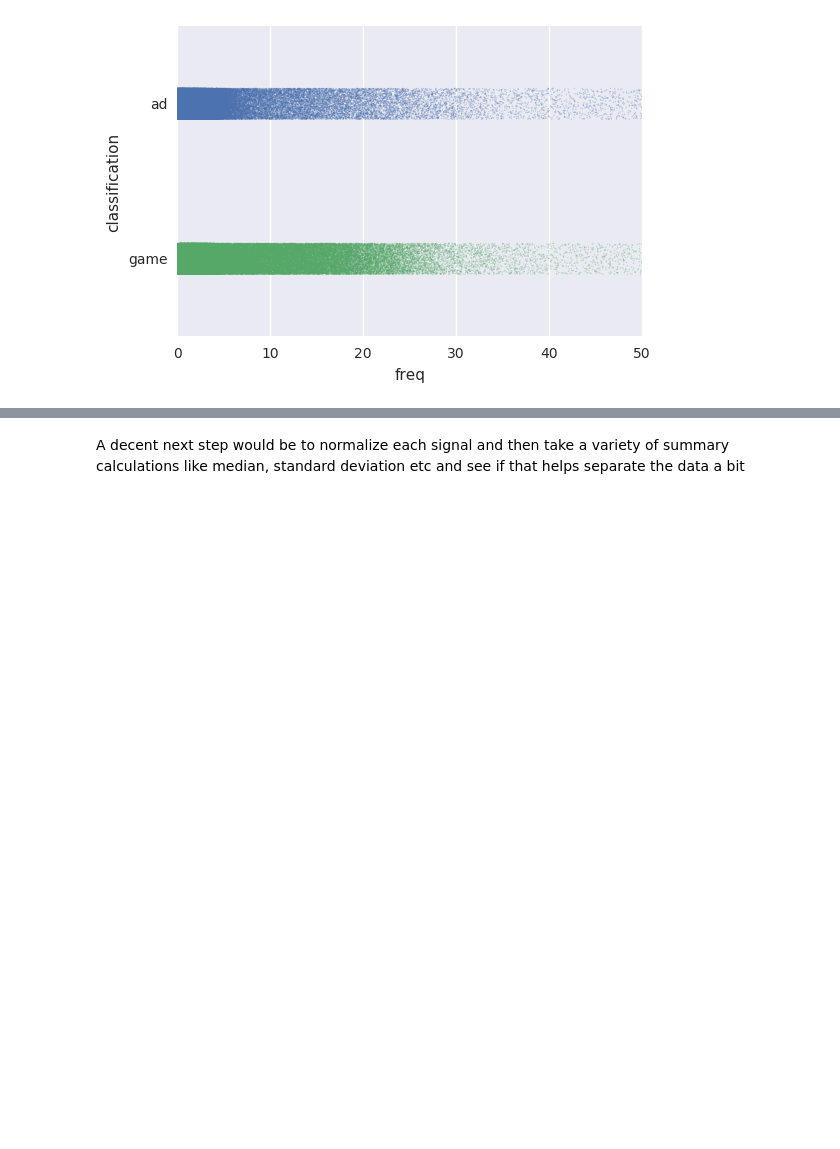
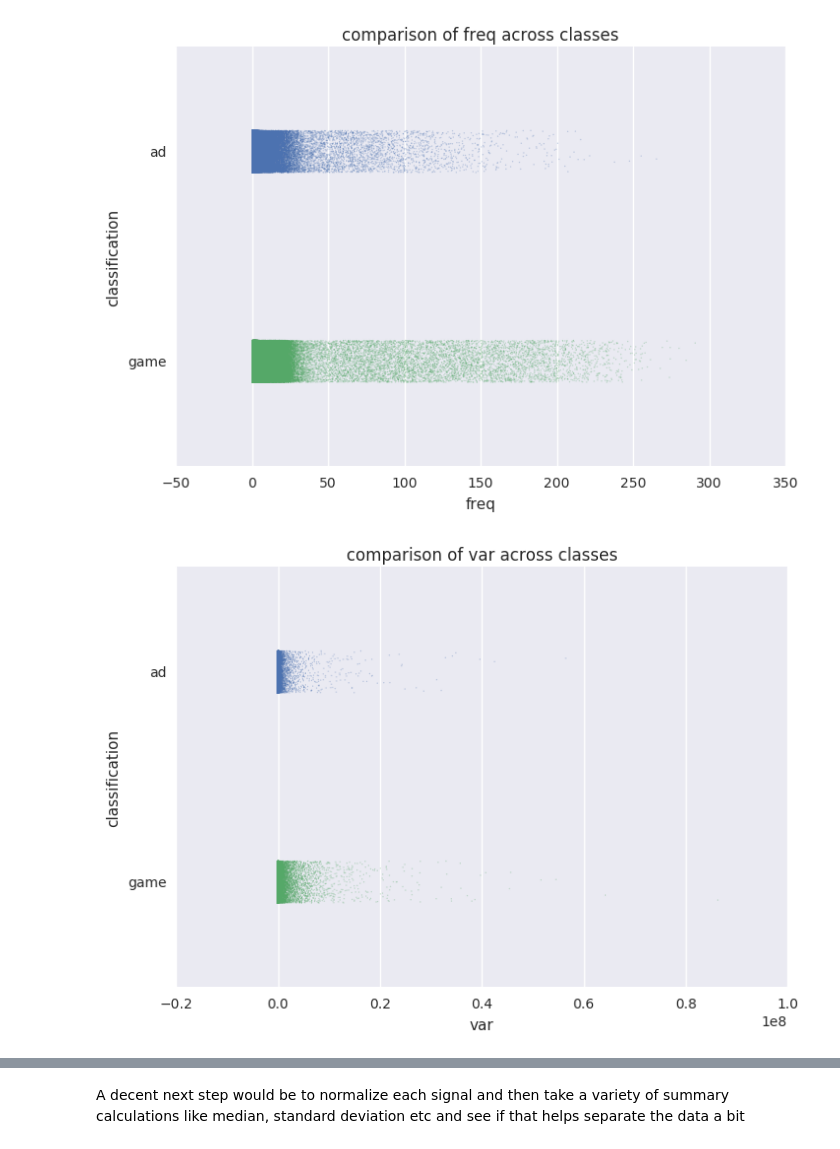
Before and after one commit to brycemcd/muteButton, a Jupyter notebook: extra/modelAnalysis/2016-10-16-BAM-vector-means-comparison.ipynb, the cells around one changed output, grey strips where cells are left out. Drawn from its saved outputs; the diff is of its cells as text; code cells hidden in the pictures; blank space fills up the shorter version.

```diff
--- a/extra/modelAnalysis/2016-10-16-BAM-vector-means-comparison.ipynb
+++ b/extra/modelAnalysis/2016-10-16-BAM-vector-means-comparison.ipynb
@@ -6,9 +6,11 @@ import matplotlib.pyplot as plt
 import seaborn as sns
 # %%
 ad = pd.read_csv('data/adMeans.txt', header=None)
-ad.rename(columns={0 : 'freq'}, inplace=True)
+#ad.rename(columns={0 : 'freq'}, inplace=True)
 game = pd.read_csv('data/gameMeans.txt', header=None)
-game.rename(columns={0 : 'freq'}, inplace=True)
+#game.rename(columns={0 : 'freq'}, inplace=True)
 ad['classification'] = 'ad'
 game['classification'] = 'game'
 all_points = pd.concat([ad, game])
+all_points.rename(columns={0 : 'freq', 1 : 'var', 2 : 'sd', 3: 'range'}, inplace=True)
+all_points.head()
@@ -15,6 +36,9 @@ all_points = pd.concat([ad, game])
 # %%
-sns.stripplot(data=all_points, x="freq", y="classification", jitter=True, size=1, alpha=0.3)
-plt.xlim([0, 50])
-plt.show()
+for measure in ['freq', 'var', 'sd', 'range']:
+    sns.stripplot(data=all_points, x=measure, y="classification", jitter=True, size=1, alpha=0.3)
+    plt.title("comparison of %s across classes" % measure)
+    #plt.xlim([0, 50])
+    plt.show()
 # %% [output]
-[figure, old version]
+[figure, new version]
+[figure, added]
```
Also changed, not shown: parts of 6 cells of this notebook, 5 other files.
